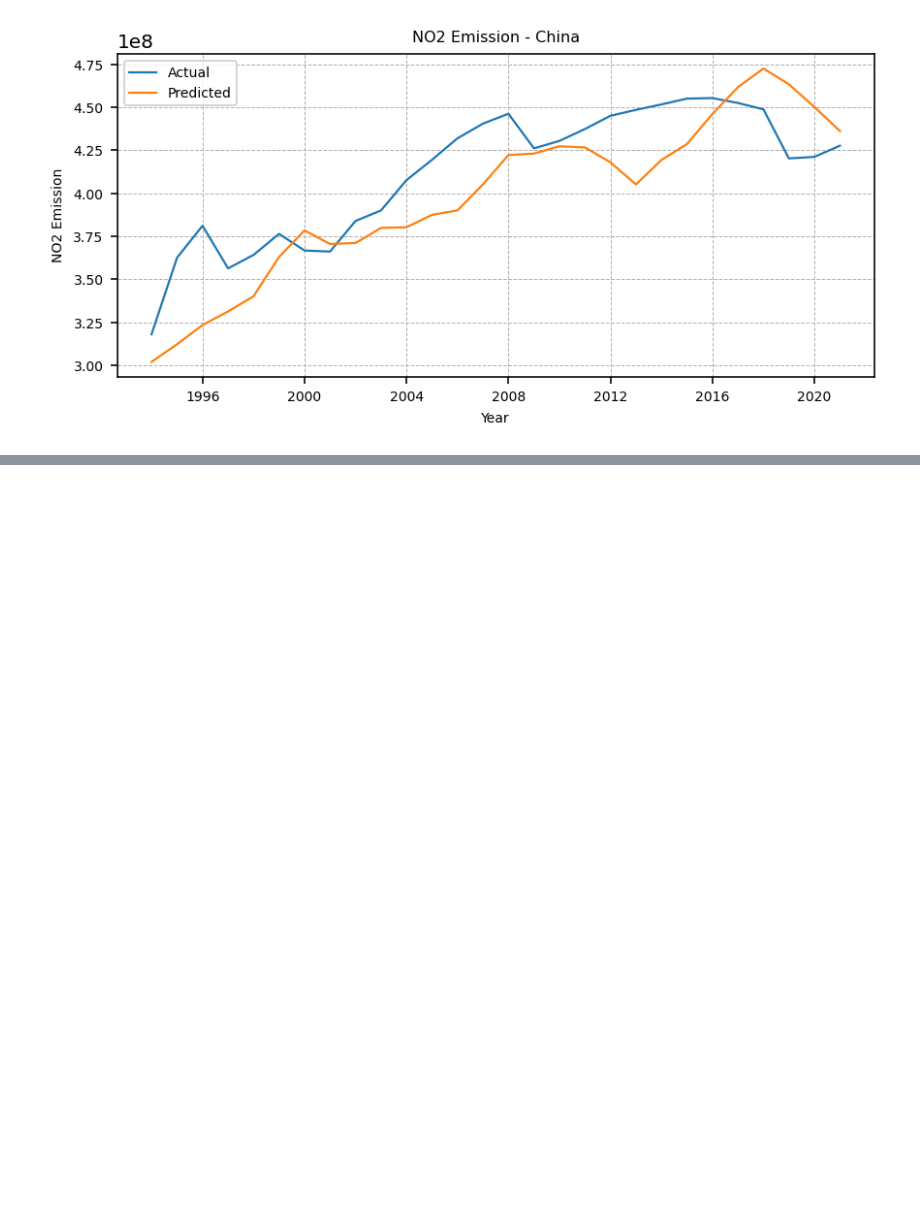
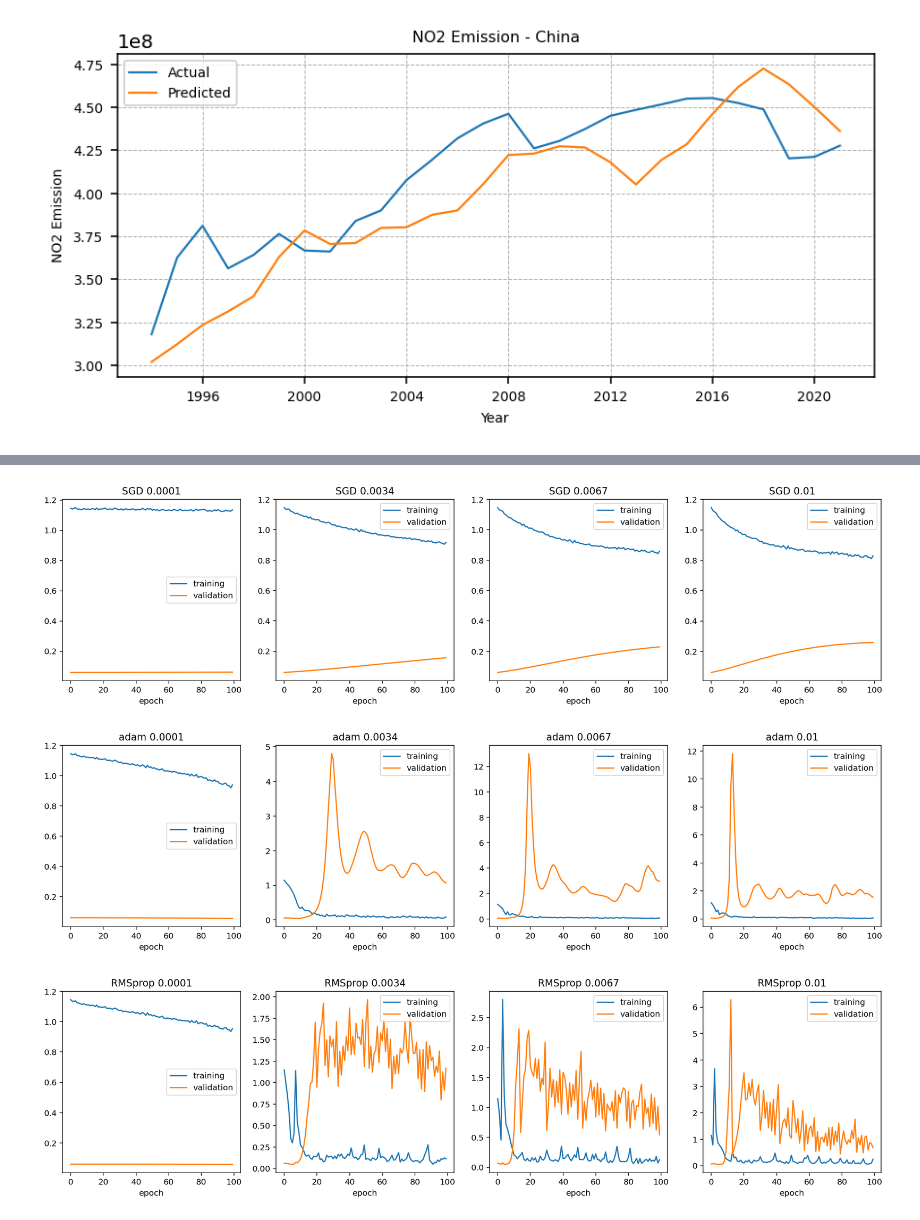
Before and after one commit to MuhammedThariq/Data-Science-Final-Project, a Jupyter notebook: Forecast.ipynb, the cells around one changed output, grey strips where cells are left out. Cells and saved outputs as stored; diff of their text form; code cells hidden in the pictures; blank space fills up the shorter version.

```diff
--- a/Forecast.ipynb
+++ b/Forecast.ipynb
@@ -519,7 +503,3 @@ plt.title("NO2 Emission - China", fontsize=8)
 plt.show()
 # %% [output]
 [figure]
-# %%
-scaler = StandardScaler()
-scaled_us_df = scaler.fit_transform(us_df[['Emission', 'Fertlizer_consumption', 'Temperature']])
-print(scaled_us_df)
@@ -556 +552,19 @@ lstm_model2 = tf.keras.Sequential([
+# %%
+count = 0
+for o in range(len(optimizers)):
+  f, ax = plt.subplots(1, 4, figsize=(18,4), dpi=144)
+  ax = ax.flatten()
+  for r in range(len(learning_rate)):
+      ax[r].plot(hist[count].history['loss'], label="training")
+      ax[r].plot(hist[count].history['val_loss'], label="validation")
+      ax[r].set_title(f"{optimizers[o]} {learning_rate[r].round(5)}")
+      ax[r].set_xlabel("epoch")
+      ax[r].legend()
+      count = count + 1
+
+  plt.show()
+# %% [output]
+[figure, added]
+[figure, added]
+[figure, added]
 # %%
```
Also changed, not shown: parts of 76 cells of this notebook.
